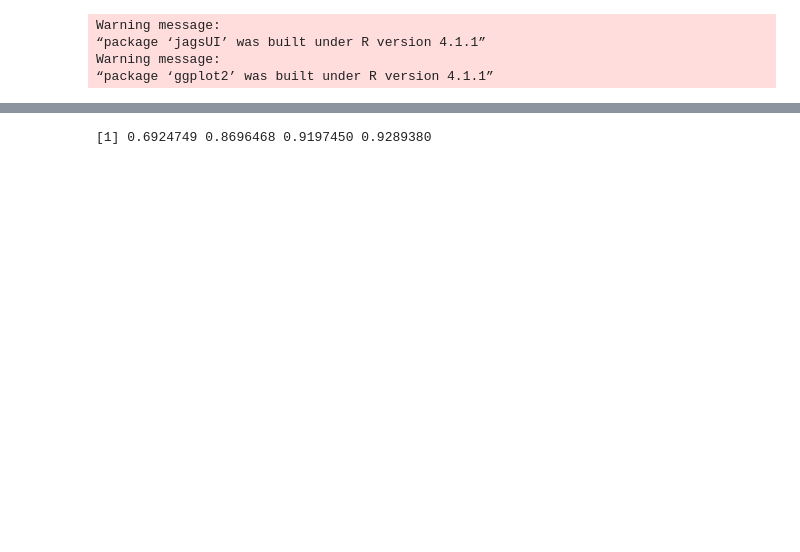
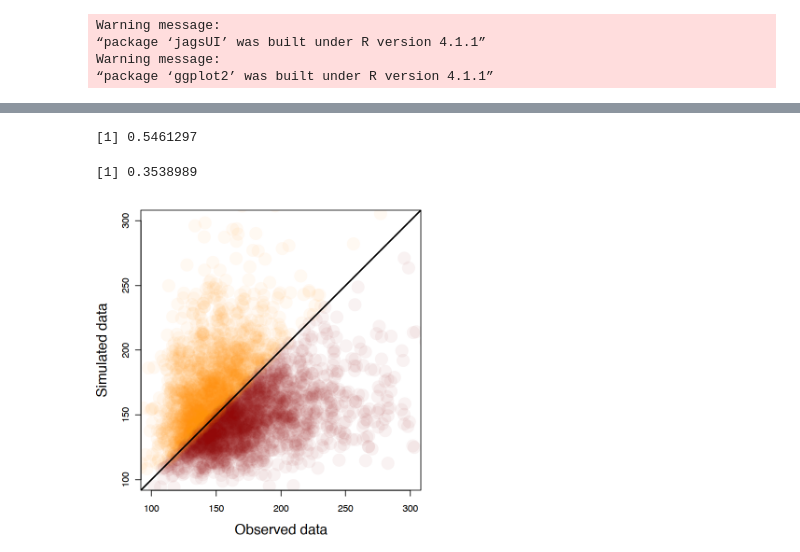
Before and after one commit to erikseulean/wildlife, a Jupyter notebook: Assignment3.ipynb, the cells around one changed output, grey strips where cells are left out. Drawn from its saved outputs; the diff is of its cells as text; code cells hidden in the pictures; blank space fills up the shorter version.

```diff
--- a/Assignment3.ipynb
+++ b/Assignment3.ipynb
@@ -202,4 +197,25 @@ length(c(rep("Occupancy",4),
-# %%
-volesout$mean$propocc
-# %% [output]
-[1] 0.6924749 0.8696468 0.9197450 0.9289380
+# %%
+mean(obs.chi>sim.chi)
+mean(obs.ft>sim.ft)
+# %% [output]
+[1] 0.5461297
+[1] 0.3538989
+# %%
+obs.chi <- volesout$sims.list$Chi2.obs
+sim.chi <- volesout$sims.list$Chi2.sim
+obs.ft <- volesout$sims.list$FT.obs
+sim.ft <- volesout$sims.list$FT.sim
+
+options(repr.plot.width=12, repr.plot.height=6)
+par(mfrow=c(1,2), oma=c(0,0,0,0), mar=c(4,4,1,1))
+plot(sim.chi~obs.chi,col=adjustcolor(ifelse(obs.chi>sim.chi, "darkred","darkorange"),0.05),
+     pch=16, asp=1, xlab="Observed data", ylab="Simulated data",
+     xlim=c(100, 300), ylim=c(100, 300), cex=3, cex.lab=1.5, cex.main=1.5)
+abline(0,1, lwd=2)
+#some_data = data.frame(Obs=obs.chi, Sim=sim.chi)
+#ggplot(data=some_data, aes(x=Obs, y=Sim))
+#plot(sim.ft~obs.ft,col=adjustcolor(ifelse(obs.ft>sim.ft, "red","gold"),0.05),
+#     pch=16, asp=1, xlab="Observed FT distribution", ylab="Simulated FT distribution", xlim=c(40, 100), ylim=c(40, 100))
+#abline(0,1, lwd=2)
+# %% [output]
+[figure, added]
```
Also changed, not shown: parts of 12 cells of this notebook, 4 other files.
